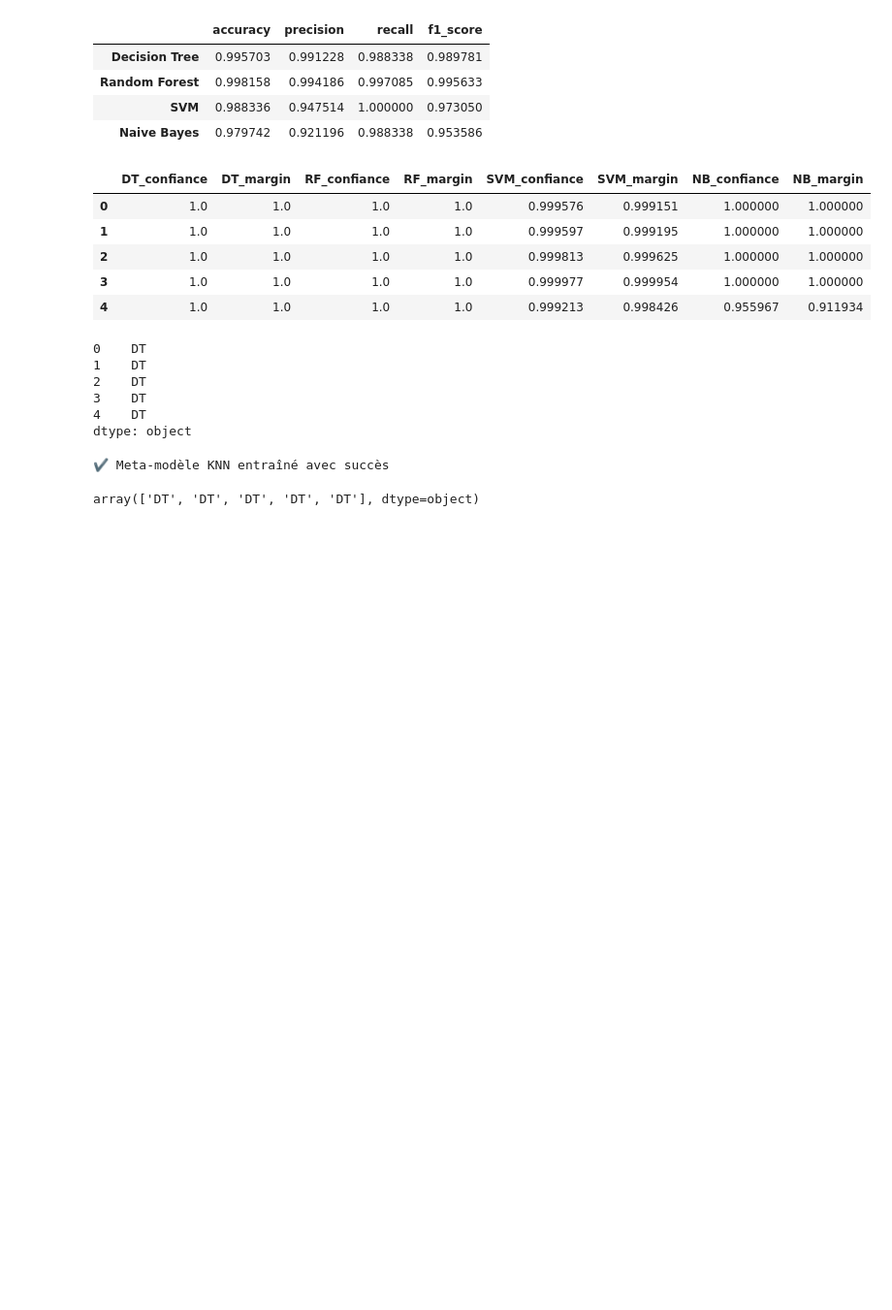
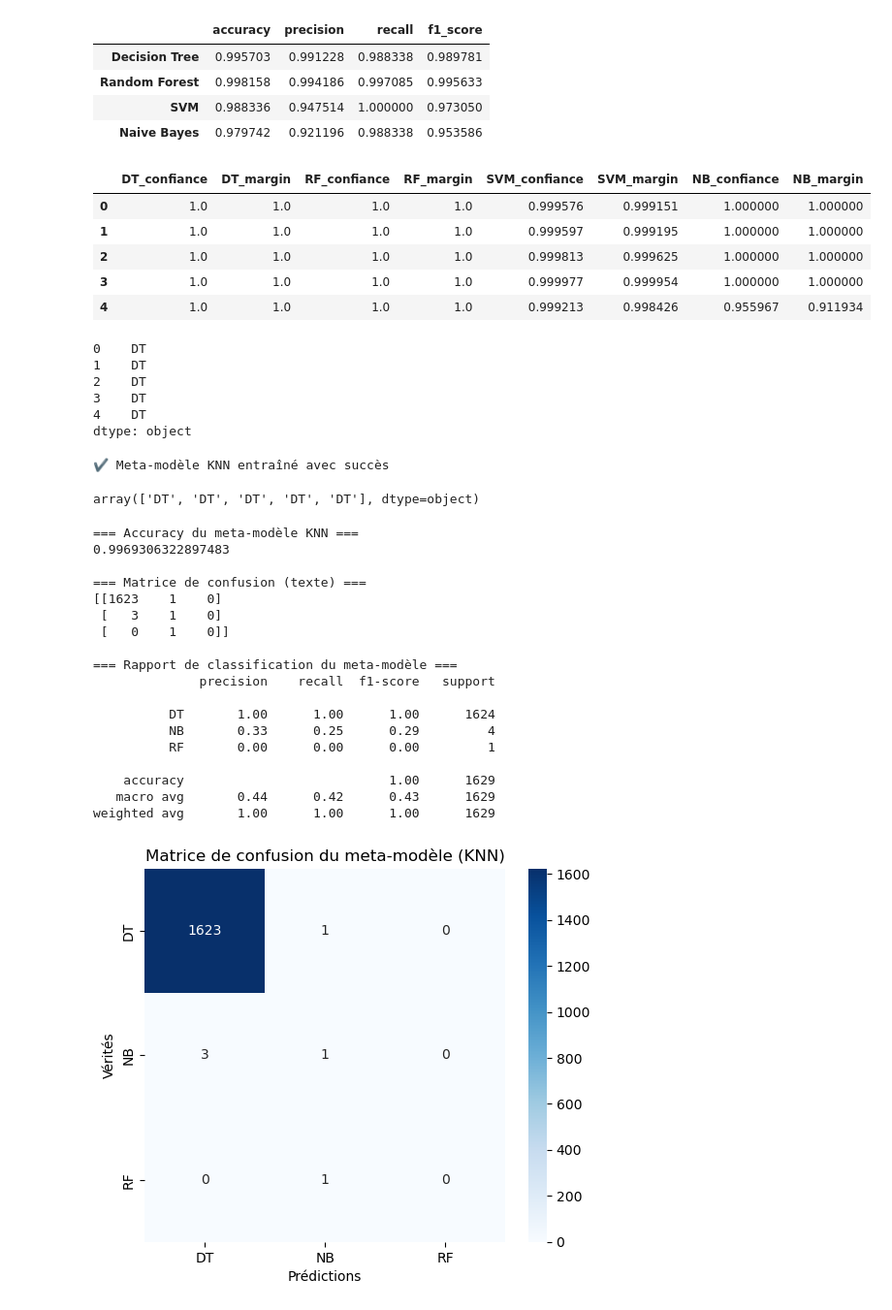
Before and after one commit to esprit-24/Projet_MetaLearning, a Jupyter notebook: notebook/projet_meta_learning.ipynb, the cells around one changed output. Shown at 97% size. Drawn from its saved outputs; the diff is of its cells as text; code cells hidden in the pictures; blank space fills up the shorter version.

Commit message:
Evaluation + heatmap du meta-modèle

```diff
--- a/notebook/projet_meta_learning.ipynb
+++ b/notebook/projet_meta_learning.ipynb
@@ -530,3 +530,63 @@ print("✔️ Meta-modèle KNN entraîné avec succès")
 knn_meta.predict(meta_features[:5])
 # %% [output]
 array(['DT', 'DT', 'DT', 'DT', 'DT'], dtype=object)
+# %%
+# ==========================================================
+# Évaluation du meta-modèle KNN
+# ==========================================================
+
+from sklearn.metrics import confusion_matrix, classification_report, accuracy_score
+import matplotlib.pyplot as plt
+import seaborn as sns
+import numpy as np
+import pandas as pd
+
+# Prédiction du meta-modèle sur les métafeatures
+meta_pred = knn_meta.predict(meta_features)
+
+# Accuracy du meta-modèle
+meta_accuracy = accuracy_score(meta_y, meta_pred)
+print("=== Accuracy du meta-modèle KNN ===")
+print(meta_accuracy)
+
+# Matrice de confusion (affichage texte)
+cm = confusion_matrix(meta_y, meta_pred)
+
+print("\n=== Matrice de confusion (texte) ===")
+print(cm)
+
+#  Rapport de classification
+print("\n=== Rapport de classification du meta-modèle ===")
+print(classification_report(meta_y, meta_pred))
+
+# Matrice de confusion (affichage visuel)
+labels = sorted(meta_y.unique())   # classes présentes (DT, RF, SVM, NB)
+
+plt.figure(figsize=(6, 5))
+sns.heatmap(cm, annot=True, fmt='d', cmap='Blues',
+            xticklabels=labels, yticklabels=labels)
+
+plt.title("Matrice de confusion du meta-modèle (KNN)")
+plt.xlabel("Prédictions")
+plt.ylabel("Vérités")
+plt.show()
+# %% [output]
+=== Accuracy du meta-modèle KNN ===
+0.9969306322897483
+
+=== Matrice de confusion (texte) ===
+[[1623    1    0]
+ [   3    1    0]
+ [   0    1    0]]
+
+=== Rapport de classification du meta-modèle ===
+              precision    recall  f1-score   support
+
+          DT       1.00      1.00      1.00      1624
+          NB       0.33      0.25      0.29         4
+          RF       0.00      0.00      0.00         1
+
+    accuracy                           1.00      1629
+   macro avg       0.44      0.42      0.43      1629
+weighted avg       1.00      1.00      1.00      1629
+[figure, added]
```
